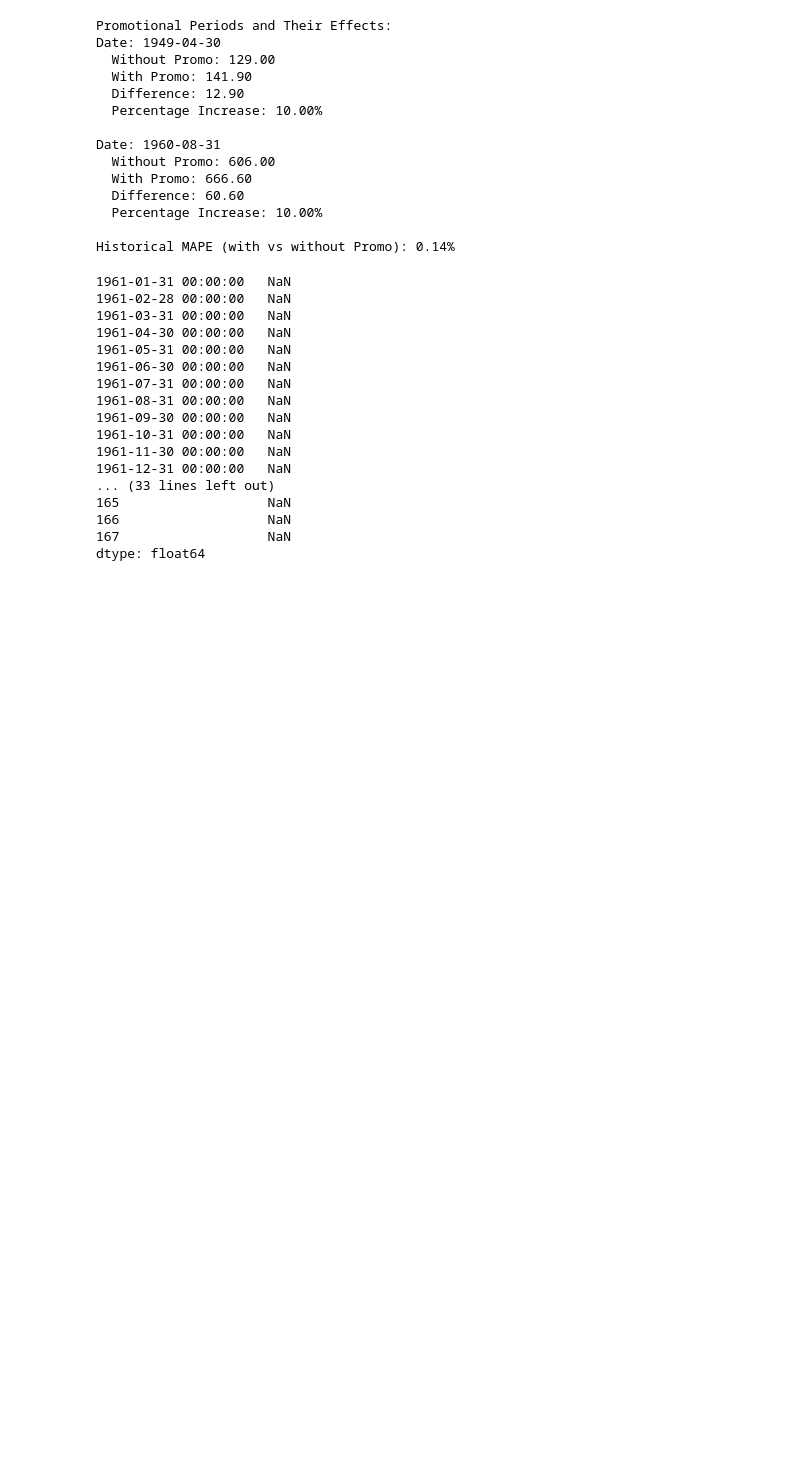
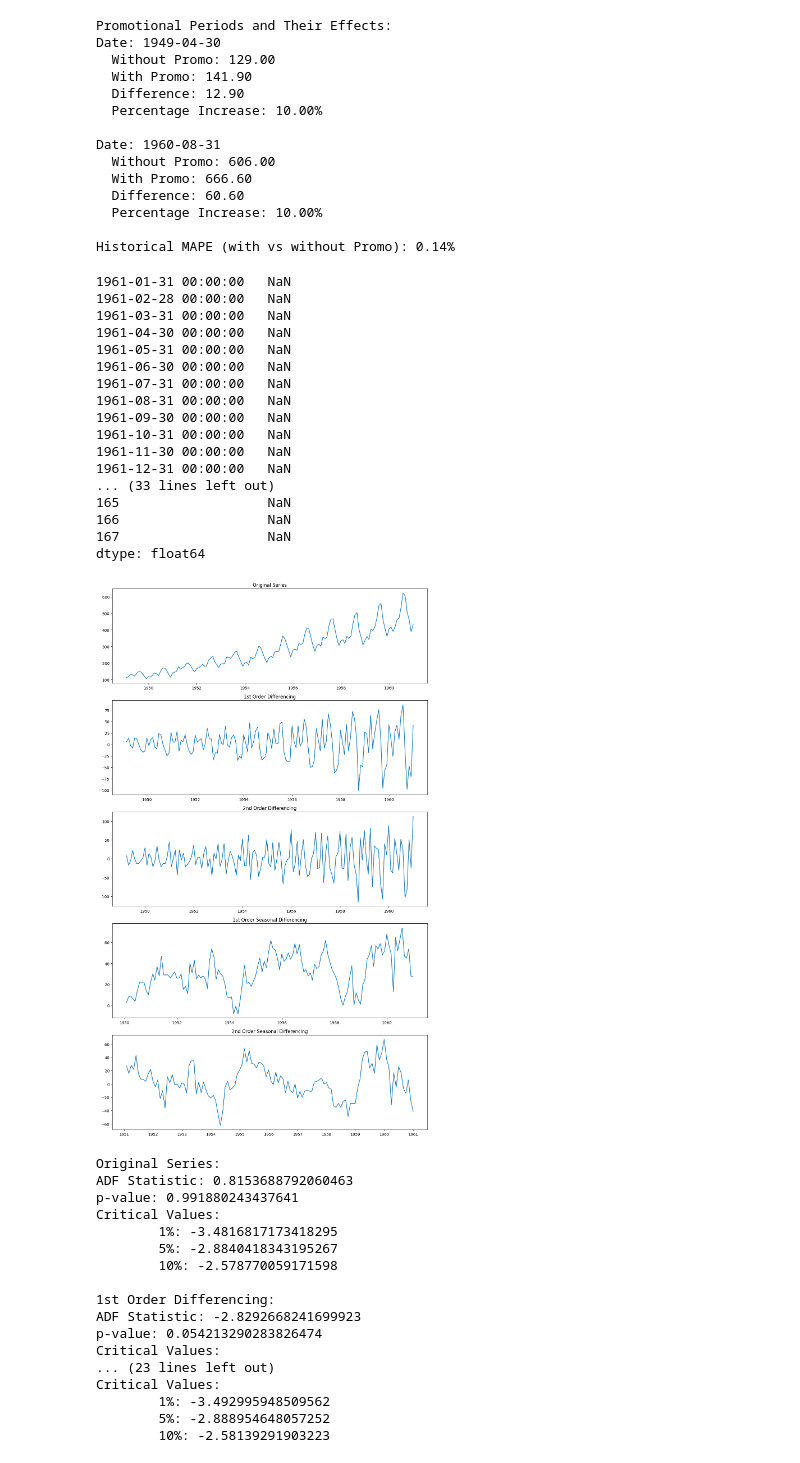
Before and after one commit to wesstone12/tool-kit, a Jupyter notebook: yay.ipynb, the cells around one changed output. Saved outputs shown, nothing was run; the diff lists cells and outputs as text; code cells hidden in the pictures; blank space fills up the shorter version.

```diff
--- a/yay.ipynb
+++ b/yay.ipynb
@@ -651,3 +676,76 @@ forecast_with_promo
 166                   NaN
 167                   NaN
 dtype: float64
+# %%
+import pandas as pd
+import numpy as np
+import matplotlib.pyplot as plt
+from statsmodels.tsa.stattools import adfuller
+from statsmodels.graphics.tsaplots import plot_acf, plot_pacf
+
+def test_stationarity(timeseries):
+    result = adfuller(timeseries, autolag='AIC')
+    print(f'ADF Statistic: {result[0]}')
+    print(f'p-value: {result[1]}')
+    print('Critical Values:')
+    for key, value in result[4].items():
+        print(f'\t{key}: {value}')
+
+# Assume 'ts' is your original time series
+# Regular differencing
+ts_diff1 = ts.diff().dropna()
+ts_diff2 = ts_diff1.diff().dropna()
+
+# Seasonal differencing (assuming monthly data)
+ts_seasonal_diff1 = ts.diff(12).dropna()
+ts_seasonal_diff2 = ts_seasonal_diff1.diff(12).dropna()
+
+# Plot original and differenced series
+fig, axes = plt.subplots(5, 1, figsize=(12, 20))
+axes[0].plot(ts); axes[0].set_title('Original Series')
+axes[1].plot(ts_diff1); axes[1].set_title('1st Order Differencing')
+axes[2].plot(ts_diff2); axes[2].set_title('2nd Order Differencing')
+axes[3].plot(ts_seasonal_diff1); axes[3].set_title('1st Order Seasonal Differencing')
+axes[4].plot(ts_seasonal_diff2); axes[4].set_title('2nd Order Seasonal Differencing')
+plt.tight_layout()
+plt.show()
+
+# Test stationarity
+print("Original Series:")
+test_stationarity(ts)
+print("\n1st Order Differencing:")
+test_stationarity(ts_diff1)
+print("\n2nd Order Differencing:")
+test_stationarity(ts_diff2)
+print("\n1st Order Seasonal Differencing:")
+test_stationarity(ts_seasonal_diff1)
+print("\n2nd Order Seasonal Differencing:")
+test_stationarity(ts_seasonal_diff2)
+
+# Plot ACF and PACF for differenced series
+fig, axes = plt.subplots(2, 2, figsize=(16, 12))
+plot_acf(ts_diff1, ax=axes[0, 0]); axes[0, 0].set_title('ACF 1st Diff')
+plot_pacf(ts_diff1, ax=axes[0, 1]); axes[0, 1].set_title('PACF 1st Diff')
+plot_acf(ts_seasonal_diff1, ax=axes[1, 0]); axes[1, 0].set_title('ACF Seasonal Diff')
+plot_pacf(ts_seasonal_diff1, ax=axes[1, 1]); axes[1, 1].set_title('PACF Seasonal Diff')
+plt.tight_layout()
+plt.show()
+# %% [output]
+[figure, added]
+Original Series:
+ADF Statistic: 0.8153688792060463
+p-value: 0.991880243437641
+Critical Values:
+        1%: -3.4816817173418295
+        5%: -2.8840418343195267
+        10%: -2.578770059171598
+
+1st Order Differencing:
+ADF Statistic: -2.8292668241699923
+p-value: 0.054213290283826474
+Critical Values:
+... (23 lines left out)
+Critical Values:
+        1%: -3.492995948509562
+        5%: -2.888954648057252
+        10%: -2.58139291903223
```
Also changed, not shown: parts of 7 cells of this notebook, 4 other files.
